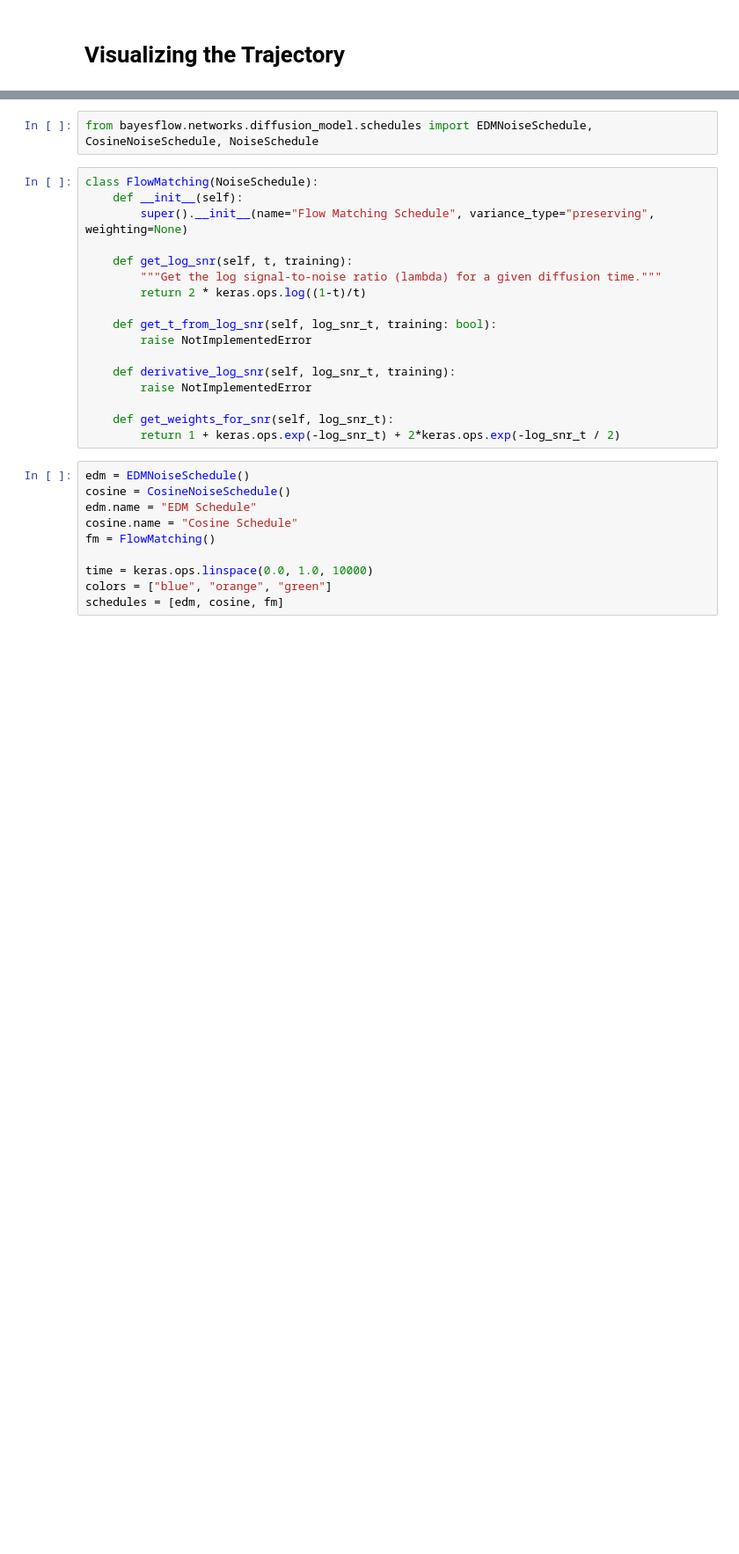
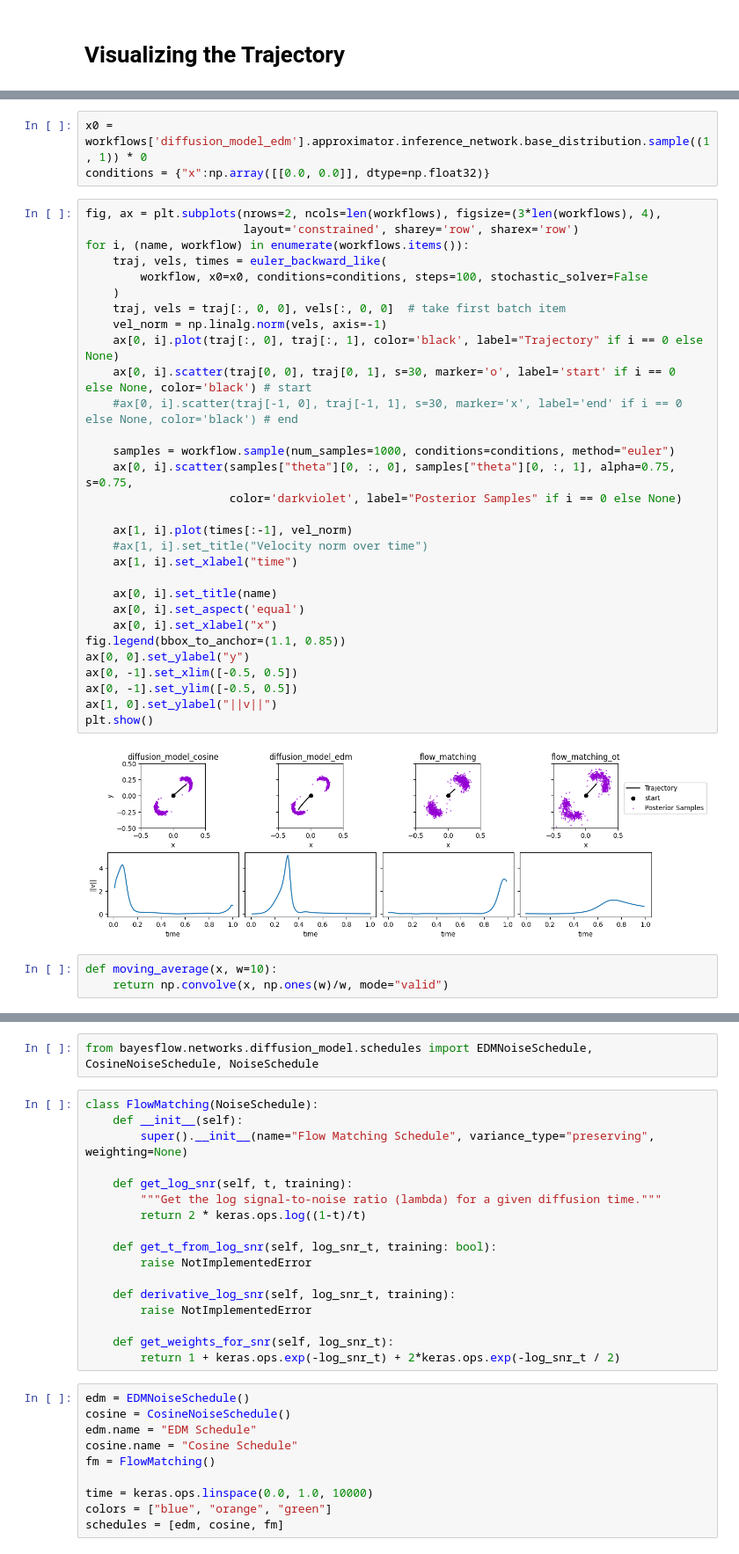
Before and after one commit to vepe99/diffusion-experiments, a Jupyter notebook: Visualising Score & Schedules.ipynb, the cells around one changed output, grey strips where cells are left out. Shown at 88% size. Drawn from its saved outputs; the diff is of its cells as text; blank space fills up the shorter version.

```diff
--- a/Visualising Score & Schedules.ipynb
+++ b/Visualising Score & Schedules.ipynb
@@ -152,0 +206,38 @@ plt.show()
+# %%
+x0 = workflows['diffusion_model_edm'].approximator.inference_network.base_distribution.sample((1, 1)) * 0
+conditions = {"x":np.array([[0.0, 0.0]], dtype=np.float32)}
+# %%
+fig, ax = plt.subplots(nrows=2, ncols=len(workflows), figsize=(3*len(workflows), 4),
+                       layout='constrained', sharey='row', sharex='row')
+for i, (name, workflow) in enumerate(workflows.items()):
+    traj, vels, times = euler_backward_like(
+        workflow, x0=x0, conditions=conditions, steps=100, stochastic_solver=False
+    )
+    traj, vels = traj[:, 0, 0], vels[:, 0, 0]  # take first batch item
+    vel_norm = np.linalg.norm(vels, axis=-1)
+    ax[0, i].plot(traj[:, 0], traj[:, 1], color='black', label="Trajectory" if i == 0 else None)
+    ax[0, i].scatter(traj[0, 0], traj[0, 1], s=30, marker='o', label='start' if i == 0 else None, color='black') # start
+    #ax[0, i].scatter(traj[-1, 0], traj[-1, 1], s=30, marker='x', label='end' if i == 0 else None, color='black') # end
+
+    samples = workflow.sample(num_samples=1000, conditions=conditions, method="euler")
+    ax[0, i].scatter(samples["theta"][0, :, 0], samples["theta"][0, :, 1], alpha=0.75, s=0.75,
+                     color='darkviolet', label="Posterior Samples" if i == 0 else None)
+
+    ax[1, i].plot(times[:-1], vel_norm)
+    #ax[1, i].set_title("Velocity norm over time")
+    ax[1, i].set_xlabel("time")
+
+    ax[0, i].set_title(name)
+    ax[0, i].set_aspect('equal')
+    ax[0, i].set_xlabel("x")
+fig.legend(bbox_to_anchor=(1.1, 0.85))
+ax[0, 0].set_ylabel("y")
+ax[0, -1].set_xlim([-0.5, 0.5])
+ax[0, -1].set_ylim([-0.5, 0.5])
+ax[1, 0].set_ylabel("||v||")
+plt.show()
+# %% [output]
+[figure, added]
+# %%
+def moving_average(x, w=10):
+    return np.convolve(x, np.ones(w)/w, mode="valid")
```
Also changed, not shown: parts of 19 cells of this notebook, 1 other file.
